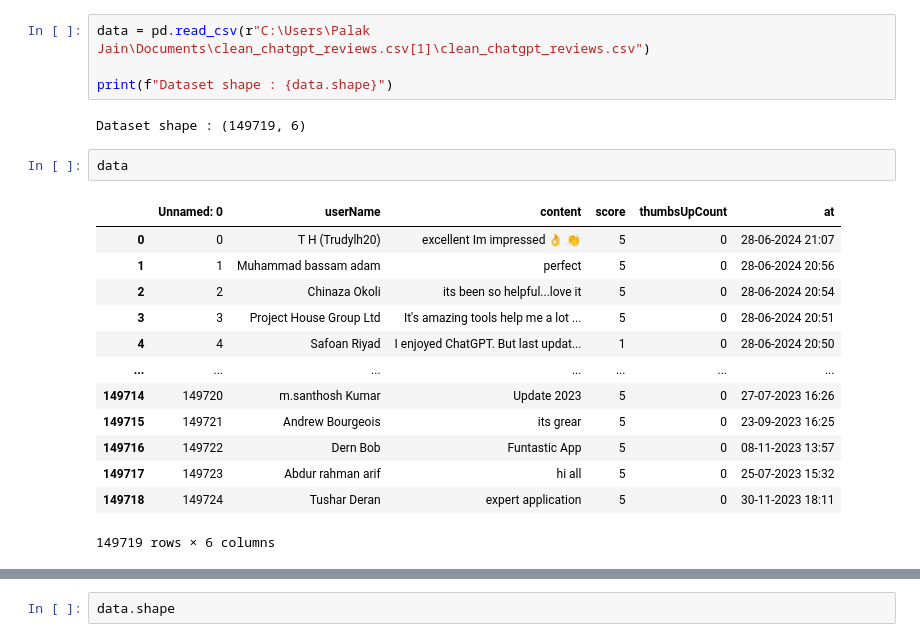
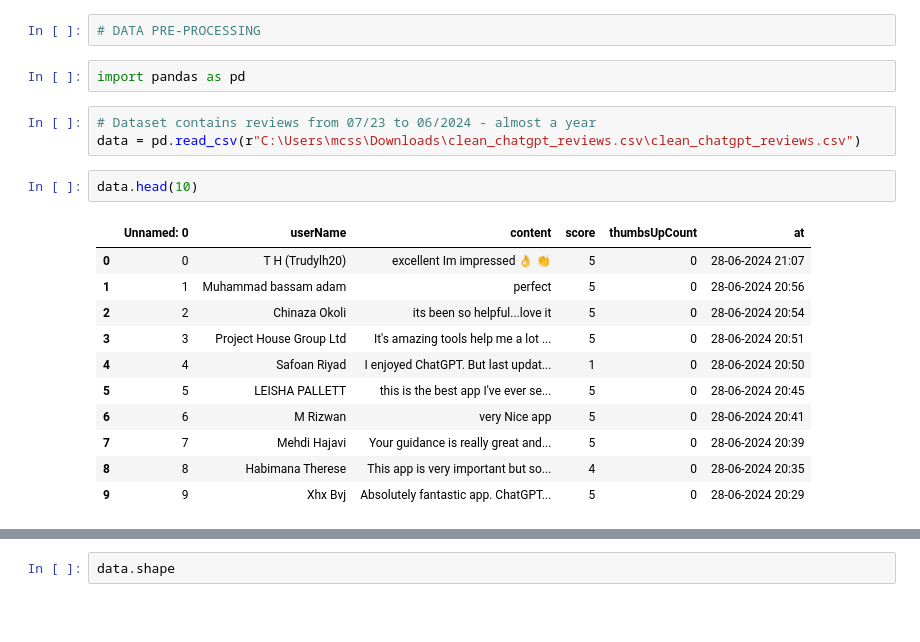
Before and after one commit to palak1008jain/ML_sentimental_analysis, a Jupyter notebook: update_sentiment_analysis.ipynb, the cells around one changed output, grey strips where cells are left out. Saved outputs shown, nothing was run; the diff lists cells and outputs as text; blank space fills up the shorter version.

```diff
--- a/update_sentiment_analysis.ipynb
+++ b/update_sentiment_analysis.ipynb
@@ -46,22 +1,21 @@ import re
-# %%
-data = pd.read_csv(r"C:\Users\Palak Jain\Documents\clean_chatgpt_reviews.csv[1]\clean_chatgpt_reviews.csv")
-
-print(f"Dataset shape : {data.shape}")
-# %% [output]
-Dataset shape : (149719, 6)
+# %%
+# DATA PRE-PROCESSING
+# %%
+import pandas as pd
+# %%
+# Dataset contains reviews from 07/23 to 06/2024 - almost a year
+data = pd.read_csv(r"C:\Users\mcss\Downloads\clean_chatgpt_reviews.csv\clean_chatgpt_reviews.csv")
 # %%
-data
+data.head(10)
 # %% [output]
 |  | Unnamed: 0 | userName | content | score | thumbsUpCount | at |
 | 0 | 0 | T H (Trudylh20) | excellent Im impressed 👌 👏 | 5 | 0 | 28-06-2024 21:07 |
 | 1 | 1 | Muhammad bassam adam | perfect | 5 | 0 | 28-06-2024 20:56 |
 | 2 | 2 | Chinaza Okoli | its been so helpful...love it | 5 | 0 | 28-06-2024 20:54 |
 | 3 | 3 | Project House Group Ltd | It's amazing tools help me a lot ... | 5 | 0 | 28-06-2024 20:51 |
 | 4 | 4 | Safoan Riyad | I enjoyed ChatGPT. But last updat... | 1 | 0 | 28-06-2024 20:50 |
-| ... | ... | ... | ... | ... | ... | ... |
-| 149714 | 149720 | m.santhosh Kumar | Update 2023 | 5 | 0 | 27-07-2023 16:26 |
-| 149715 | 149721 | Andrew Bourgeois | its grear | 5 | 0 | 23-09-2023 16:25 |
-| 149716 | 149722 | Dern Bob | Funtastic App | 5 | 0 | 08-11-2023 13:57 |
-| 149717 | 149723 | Abdur rahman arif | hi all | 5 | 0 | 25-07-2023 15:32 |
-| 149718 | 149724 | Tushar Deran | expert application | 5 | 0 | 30-11-2023 18:11 |
+| 5 | 5 | LEISHA PALLETT | this is the best app I've ever se... | 5 | 0 | 28-06-2024 20:45 |
+| 6 | 6 | M Rizwan | very Nice app | 5 | 0 | 28-06-2024 20:41 |
+| 7 | 7 | Mehdi Hajavi | Your guidance is really great and... | 5 | 0 | 28-06-2024 20:39 |
+| 8 | 8 | Habimana Therese | This app is very important but so... | 4 | 0 | 28-06-2024 20:35 |
+| 9 | 9 | Xhx Bvj | Absolutely fantastic app. ChatGPT... | 5 | 0 | 28-06-2024 20:29 |
-149719 rows × 6 columns
```
Also changed, not shown: parts of 59 cells of this notebook.
